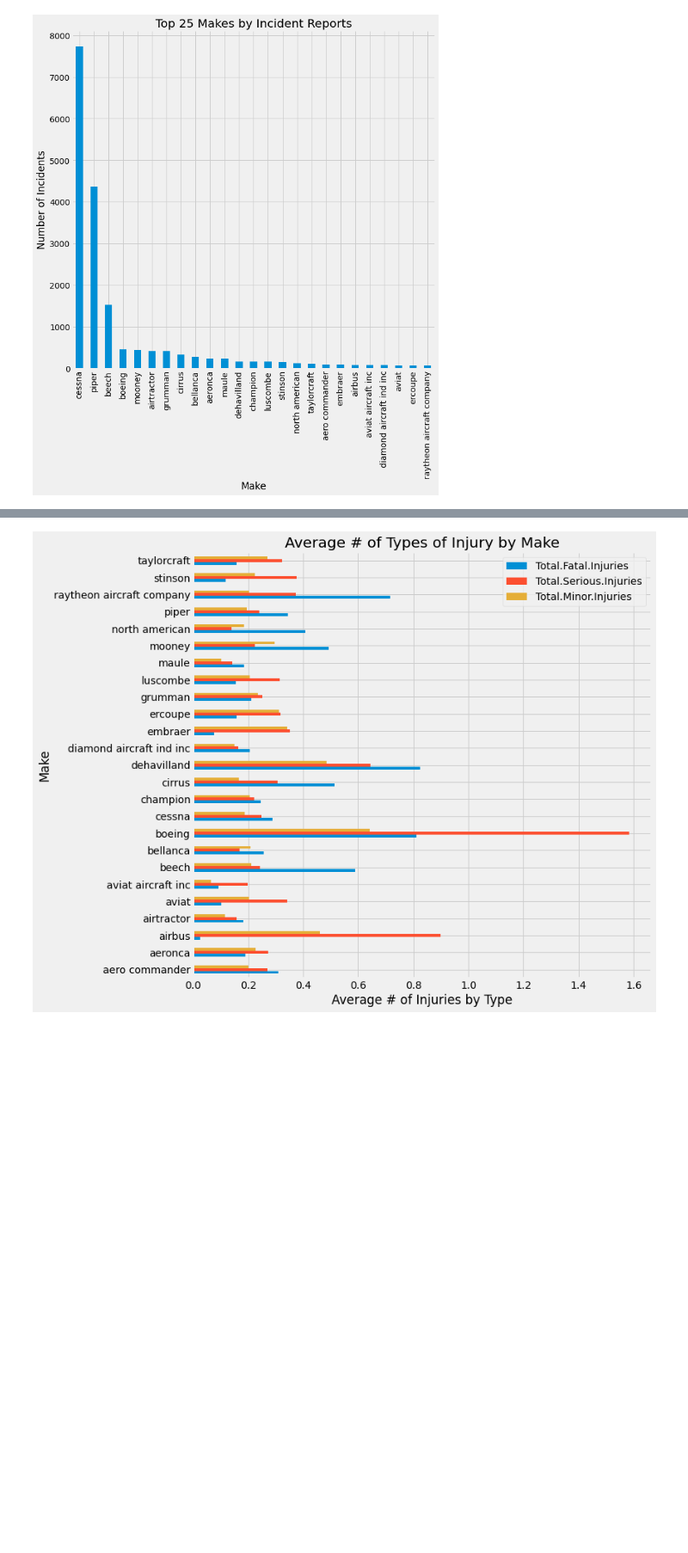
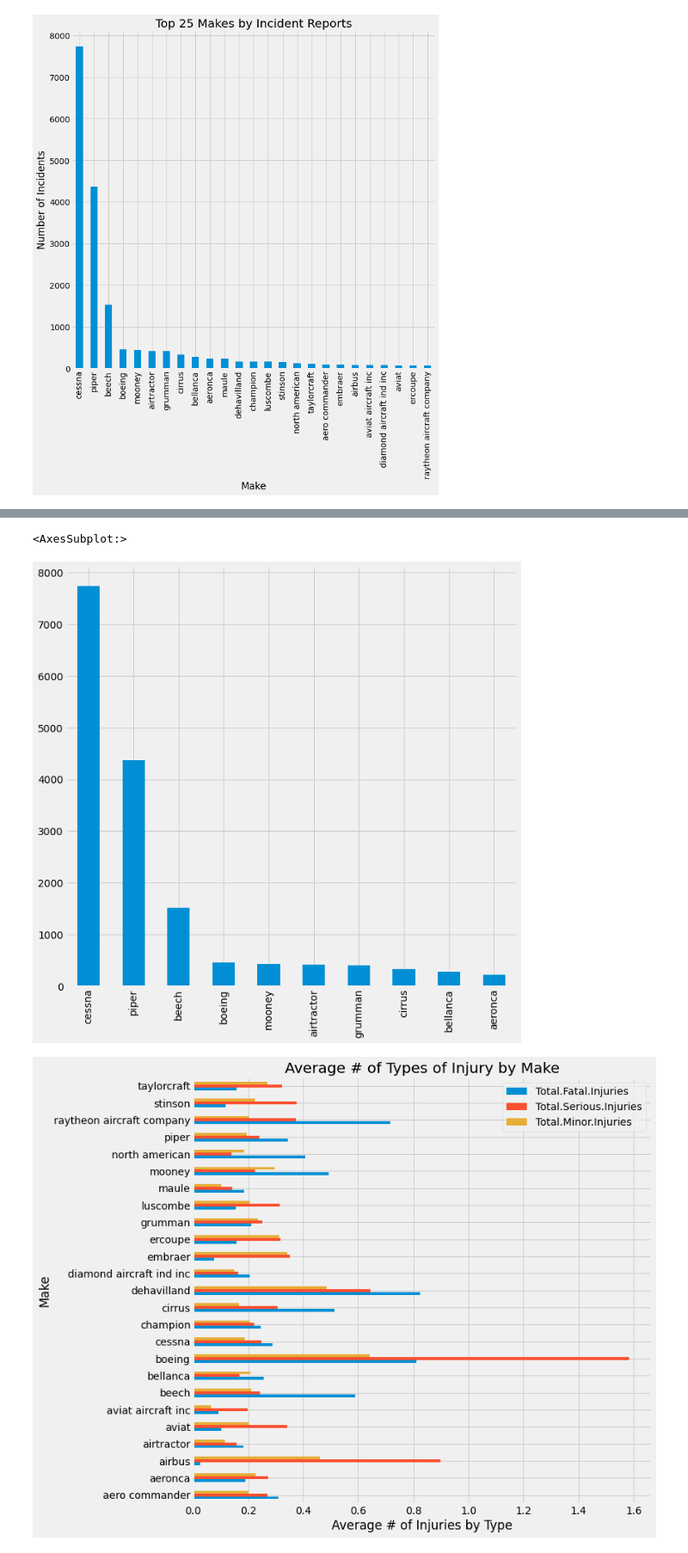
Before and after one commit to natehiatt/aviation_project, a Jupyter notebook: notebooks/cleaned_figures_nate.ipynb, the cells around one changed output, grey strips where cells are left out. Shown at 86% size. Saved outputs shown, nothing was run; the diff lists cells and outputs as text; code cells hidden in the pictures; blank space fills up the shorter version.

```diff
--- a/notebooks/cleaned_figures_nate.ipynb
+++ b/notebooks/cleaned_figures_nate.ipynb
@@ -104,3 +122,8 @@ plt.xlabel('Make')
 plt.ylabel('Number of Incidents');
 # %% [output]
 [figure]
+# %%
+# and for the top 10 makes:
+top_10 = df['Make'].value_counts().head(10).index.tolist()
+top_10_df = df[df['Make'].isin(top_10)].copy()
+top_10_df['Make'].value_counts()
@@ -107 +142,8 @@ plt.ylabel('Number of Incidents');
+# %%
+# and the chart for the frequencies of the top 10
+
+top_10_df['Make'].value_counts().plot(kind='bar', figsize=(10, 10))
+# %% [output]
+<AxesSubplot:>
+[figure, added]
 # %%
```
Also changed, not shown: parts of 18 cells of this notebook, 1 other file.
